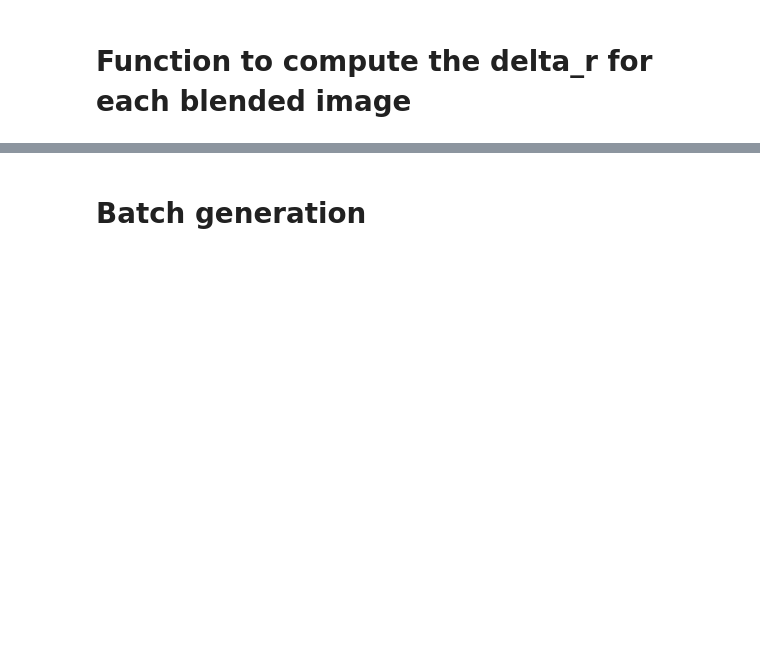
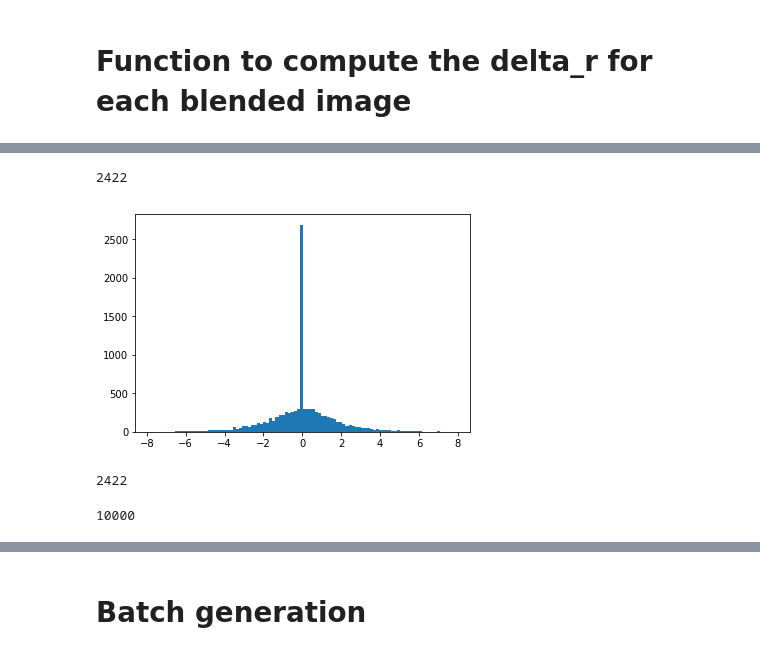
Before and after one commit to LSSTDESC/DeblenderVAE, a Jupyter notebook: notebooks/Deblender/Plots_Deblender-LSST.ipynb, the cells around one changed output, grey strips where cells are left out. Drawn from its saved outputs; the diff is of its cells as text; code cells hidden in the pictures; blank space fills up the shorter version.

```diff
--- a/notebooks/Deblender/Plots_Deblender-LSST.ipynb
+++ b/notebooks/Deblender/Plots_Deblender-LSST.ipynb
@@ -121,0 +215,16 @@ _ = plt.hist(delta_r)
+# %%
+c
+# %% [output]
+2422
+# %%
+_= plt.hist(delta_mag, bins = 100)
+# %% [output]
+[figure, added]
+# %%
+len(np.where(delta_mag == 0)[0])
+# %% [output]
+2422
+# %%
+len(delta_mag)
+# %% [output]
+10000
```
Also changed, not shown: parts of 36 cells of this notebook, 2 other files.
